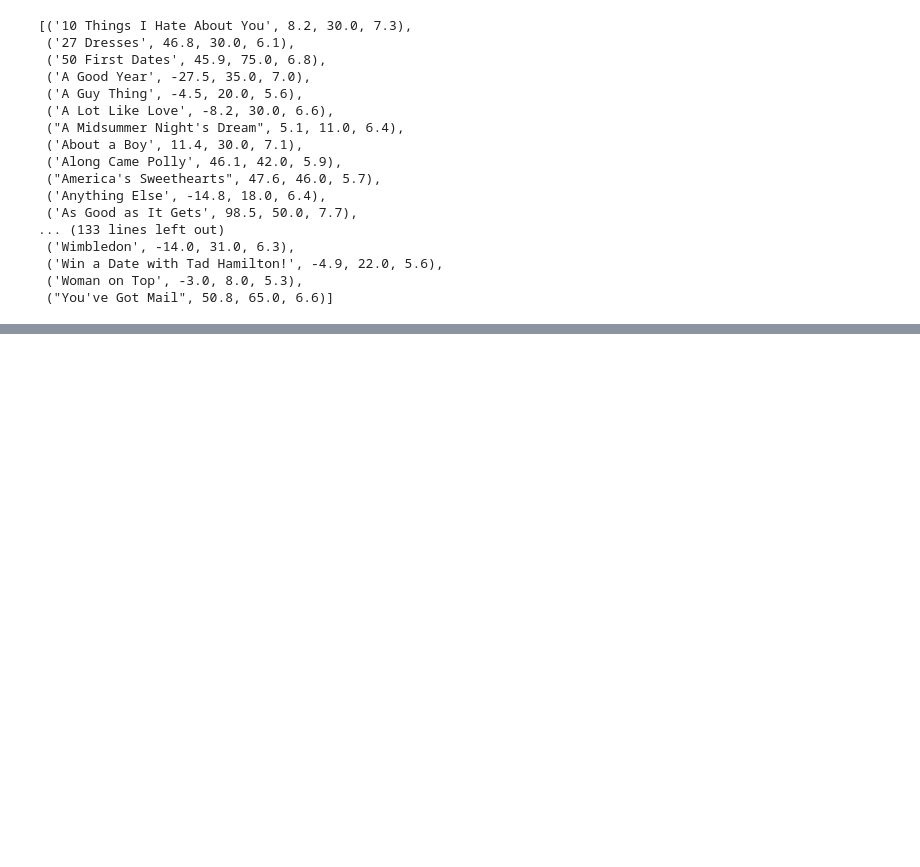
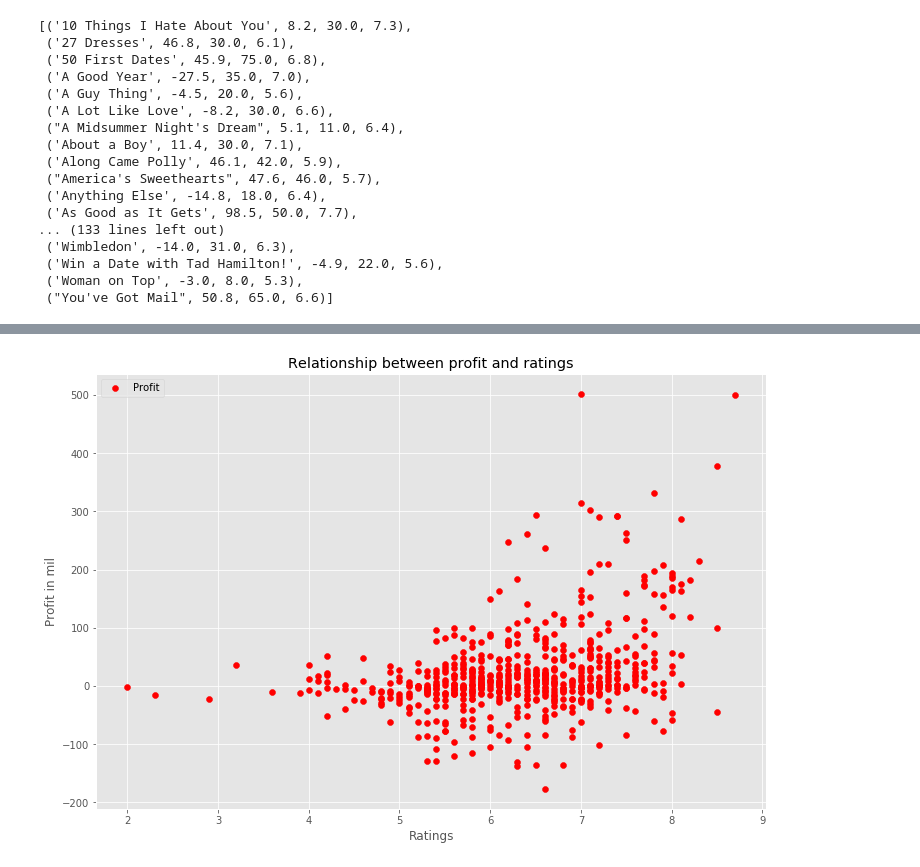
Before and after one commit to jkarma0920/MovieProject1, a Jupyter notebook: Visualization.ipynb, the cells around one changed output, grey strips where cells are left out. Saved outputs shown, nothing was run; the diff lists cells and outputs as text; code cells hidden in the pictures; blank space fills up the shorter version.

```diff
--- a/Visualization.ipynb
+++ b/Visualization.ipynb
@@ -321,0 +361,7 @@ plt.show()
+# %%
+query8 = ("""SELECT title, ROUND((boxoffice-budget)/1000000, 1) AS profit_mil, ratings
+             FROM `Movie Project1`.Genres
+             JOIN `Movie Project1`.Reviews USING (title)
+             ORDER BY title""")
+cursor.execute(query8)
+query8_result = cursor.fetchall()
@@ -321,0 +388,22 @@ plt.show()
+# %%
+profit_mil = []
+ratings = []
+for t in query8_result:
+    profit_mil.append(t[1])
+    ratings.append(t[2])
+# %%
+fig, ax = plt.subplots(figsize=(12, 8))
+
+ax.scatter(ratings, profit_mil, label="Profit", color ="r")
+
+ax.set_xlabel("Ratings")
+
+ax.set_ylabel("Profit in mil")
+
+ax.set_title("Relationship between profit and ratings")
+
+ax.legend()
+
+plt.show()
+# %% [output]
+[figure, added]
```
Also changed, not shown: parts of 12 cells of this notebook.
